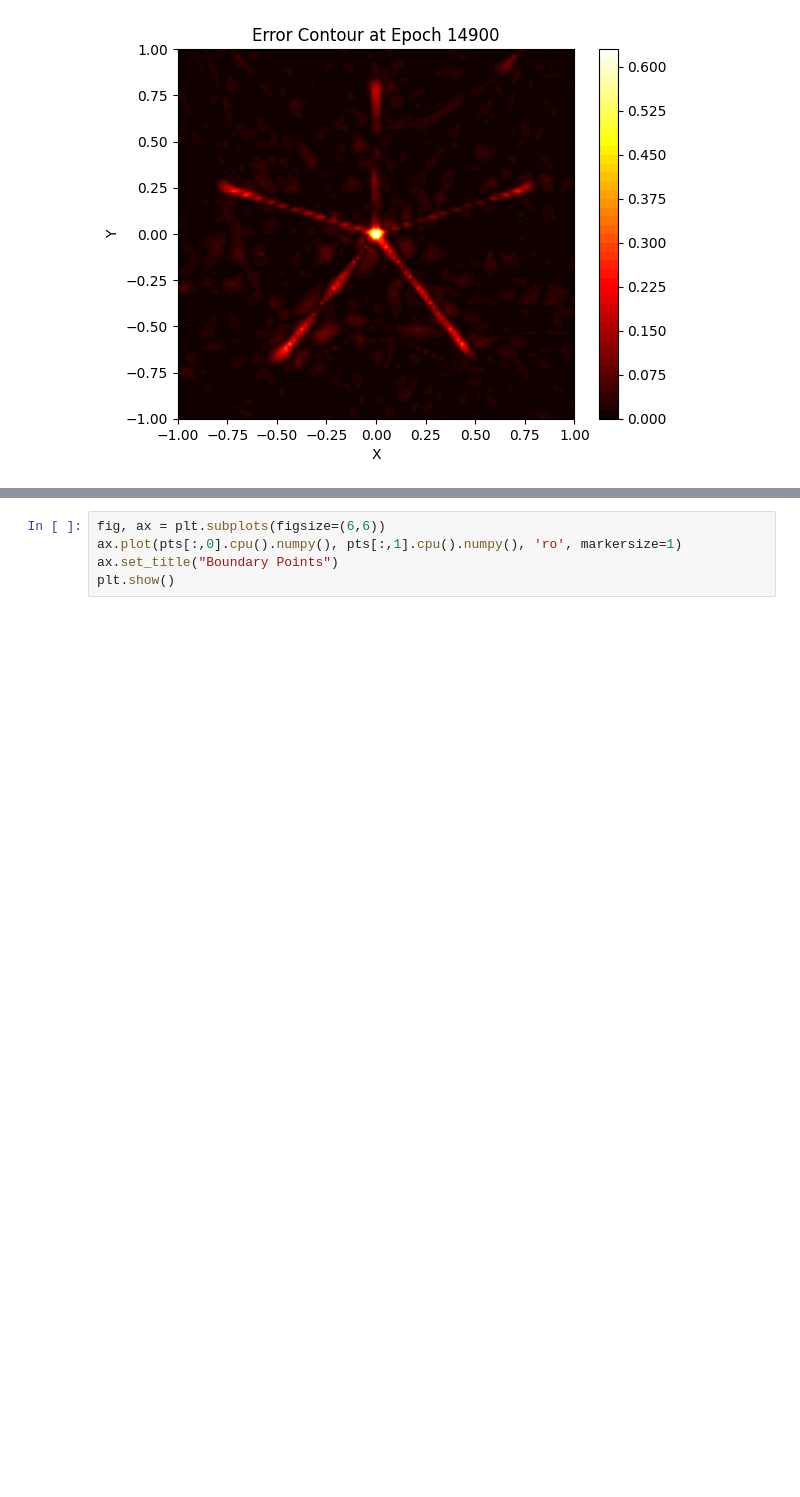
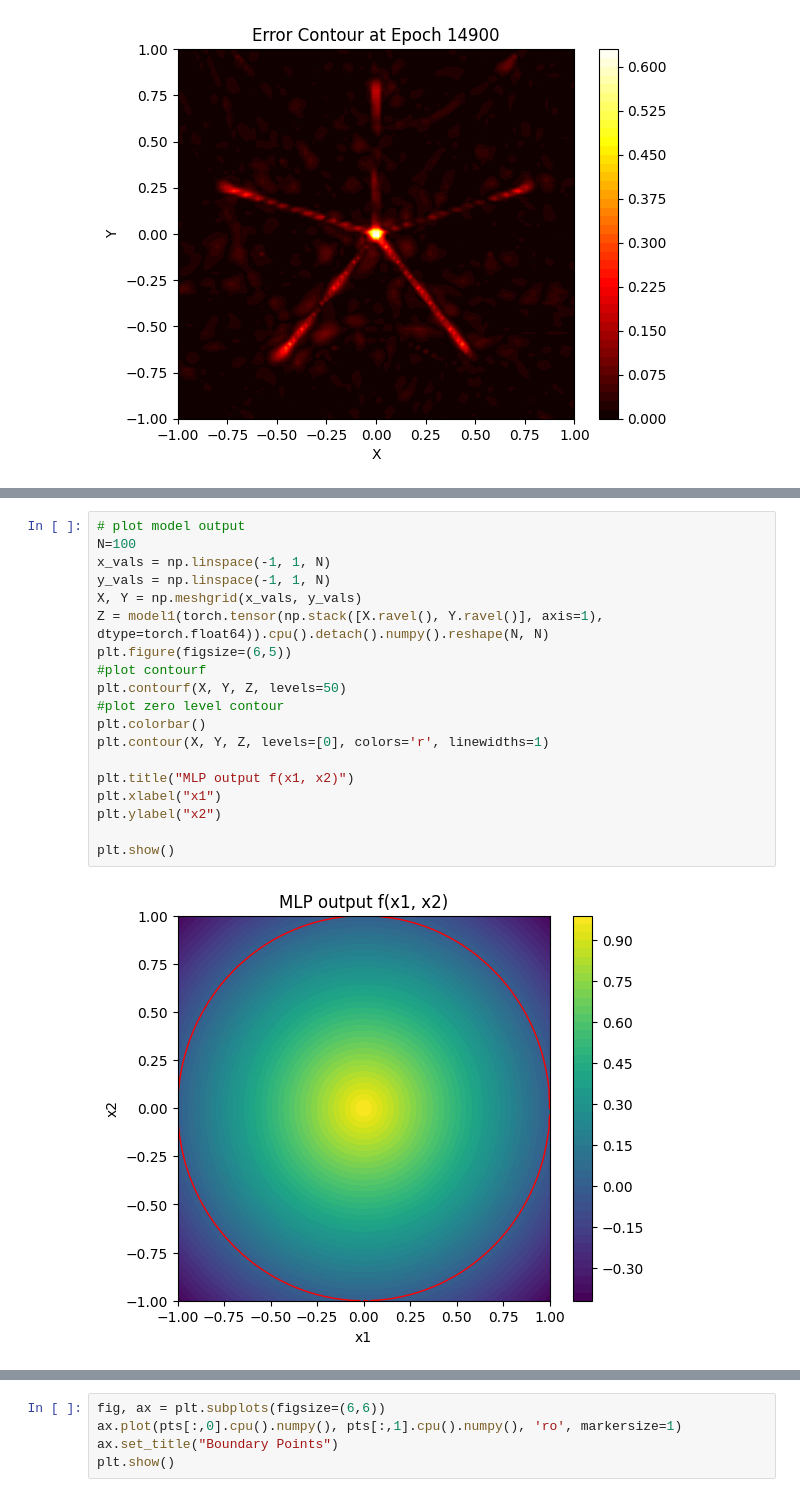
Before and after one commit to csgellert/NeuralIGA, a Jupyter notebook: Neural iga/NeuralSDF/neural_implicit.ipynb, the cells around one changed output, grey strips where cells are left out. Saved outputs shown, nothing was run; the diff lists cells and outputs as text; blank space fills up the shorter version.

```diff
--- a/Neural iga/NeuralSDF/neural_implicit.ipynb
+++ b/Neural iga/NeuralSDF/neural_implicit.ipynb
@@ -297,3 +320,24 @@ plt.show()
+# %%
+# plot model output
+N=100
+x_vals = np.linspace(-1, 1, N)
+y_vals = np.linspace(-1, 1, N)
+X, Y = np.meshgrid(x_vals, y_vals)
+Z = model1(torch.tensor(np.stack([X.ravel(), Y.ravel()], axis=1), dtype=torch.float64)).cpu().detach().numpy().reshape(N, N)
+plt.figure(figsize=(6,5))
+#plot contourf
+plt.contourf(X, Y, Z, levels=50)
+#plot zero level contour
+plt.colorbar()
+plt.contour(X, Y, Z, levels=[0], colors='r', linewidths=1)
+
+plt.title("MLP output f(x1, x2)")
+plt.xlabel("x1")
+plt.ylabel("x2")
+
+plt.show()
+# %% [output]
+[figure, added]
 # %%
 #ALTERNATIVE contour error
 DEGREE = 2
```
Also changed, not shown: parts of 9 cells of this notebook, 2 other files.
